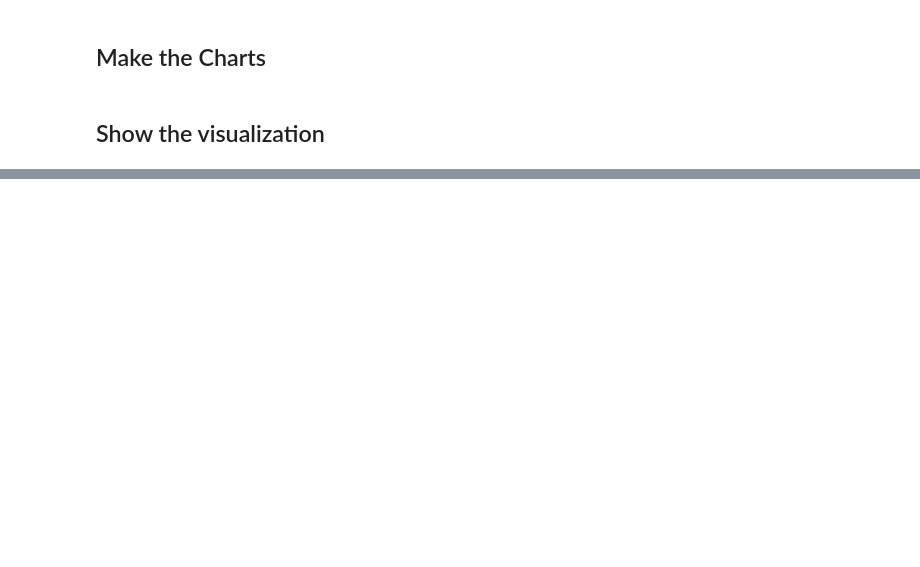
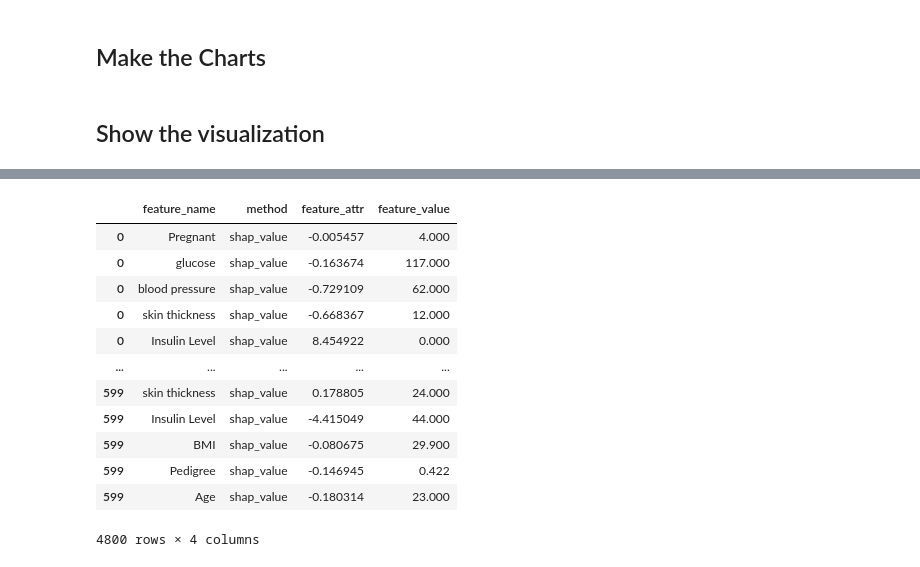
Before and after one commit to SearidangPa/Vis4ML_FinalProject, a Jupyter notebook: Code/Vis/Individual.ipynb, the cells around one changed output, grey strips where cells are left out. Drawn from its saved outputs; the diff is of its cells as text; code cells hidden in the pictures; blank space fills up the shorter version.

```diff
--- a/Code/Vis/Individual.ipynb
+++ b/Code/Vis/Individual.ipynb
@@ -80,0 +121,17 @@ feature_attr_and_rank_plot(0)
+# %%
+shap_group = shap_group.loc[range(600)]
+shap_group
+# %% [output]
+|  | feature_name | method | feature_attr | feature_value |
+| 0 | Pregnant | shap_value | -0.005457 | 4.000 |
+| 0 | glucose | shap_value | -0.163674 | 117.000 |
+| 0 | blood pressure | shap_value | -0.729109 | 62.000 |
+| 0 | skin thickness | shap_value | -0.668367 | 12.000 |
+| 0 | Insulin Level | shap_value | 8.454922 | 0.000 |
+| ... | ... | ... | ... | ... |
+| 599 | skin thickness | shap_value | 0.178805 | 24.000 |
+| 599 | Insulin Level | shap_value | -4.415049 | 44.000 |
+| 599 | BMI | shap_value | -0.080675 | 29.900 |
+| 599 | Pedigree | shap_value | -0.146945 | 0.422 |
+| 599 | Age | shap_value | -0.180314 | 23.000 |
+4800 rows × 4 columns
```
Also changed, not shown: parts of 15 cells of this notebook, 5 other files.
